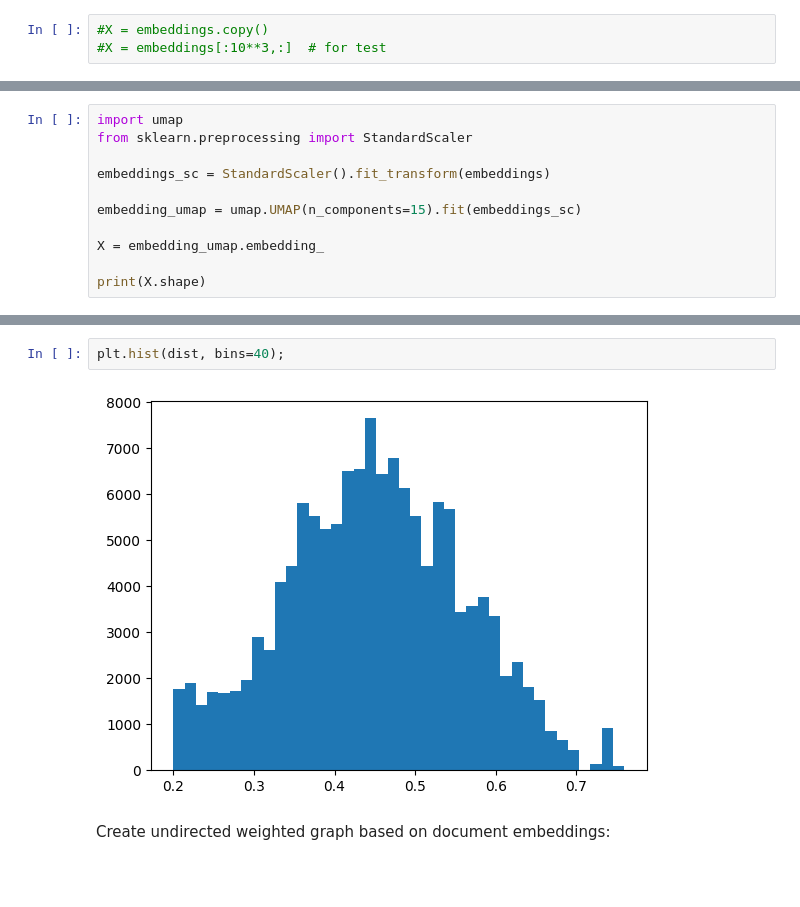
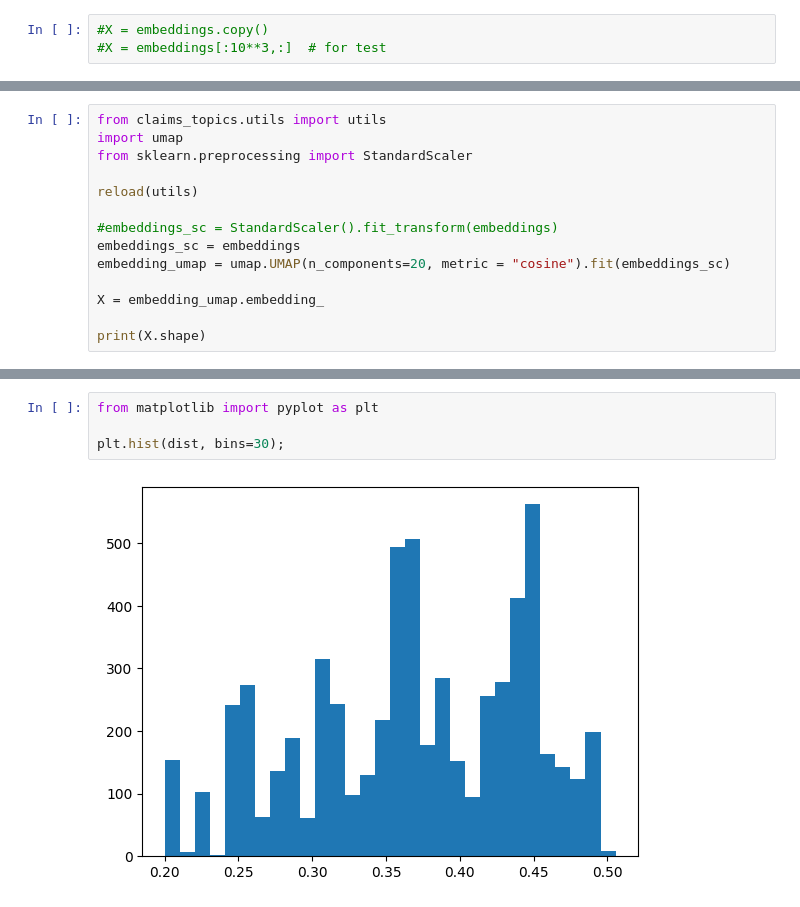
Before and after one commit to AVoss84/invoice_topics, a Jupyter notebook: src/notebooks/topic_modeling_fasttext.ipynb, the cells around one changed output, grey strips where cells are left out. Drawn from its saved outputs; the diff is of its cells as text; blank space fills up the shorter version.

```diff
--- a/src/notebooks/topic_modeling_fasttext.ipynb
+++ b/src/notebooks/topic_modeling_fasttext.ipynb
@@ -325,10 +312,13 @@ plt.show();
 # %%
+from claims_topics.utils import utils
 import umap
 from sklearn.preprocessing import StandardScaler
 
-embeddings_sc = StandardScaler().fit_transform(embeddings)
+reload(utils)
 
-embedding_umap = umap.UMAP(n_components=15).fit(embeddings_sc)
+#embeddings_sc = StandardScaler().fit_transform(embeddings)
+embeddings_sc = embeddings
+embedding_umap = umap.UMAP(n_components=20, metric = "cosine").fit(embeddings_sc)
 
 X = embedding_umap.embedding_
 
@@ -347,9 +338,9 @@ print(L2_thresh)
 Done.
 0.2
-# %%
-plt.hist(dist, bins=40);
-# %% [output]
-[figure, removed]
-# %% [markdown]
-Create undirected weighted graph based on document embeddings:
+# %%
+from matplotlib import pyplot as plt
+
+plt.hist(dist, bins=30);
+# %% [output]
+[figure, added]
 # %%
```
Also changed, not shown: parts of 58 cells of this notebook.
